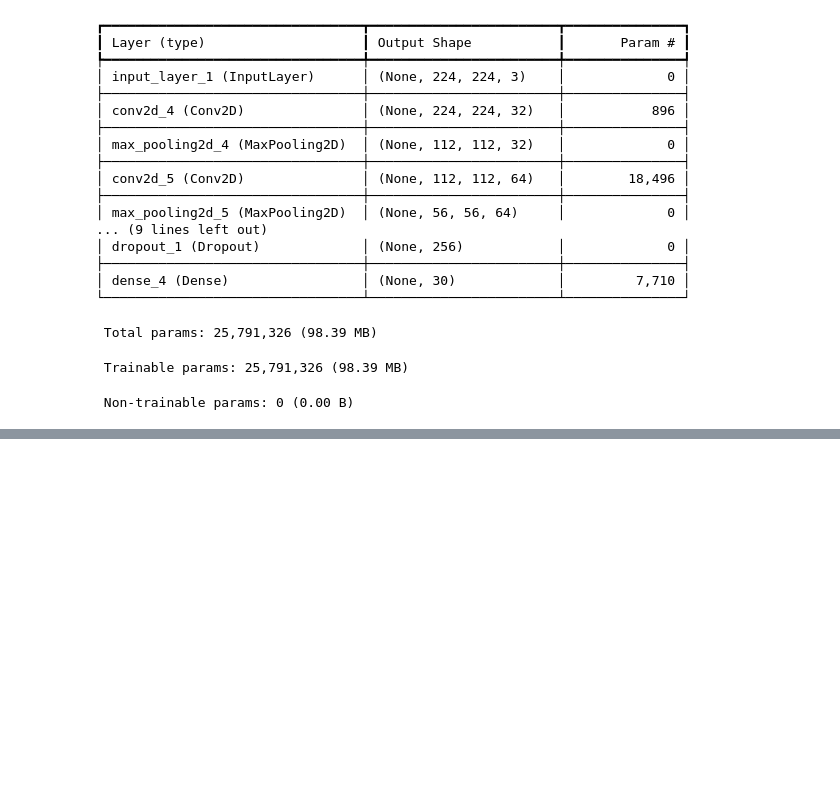
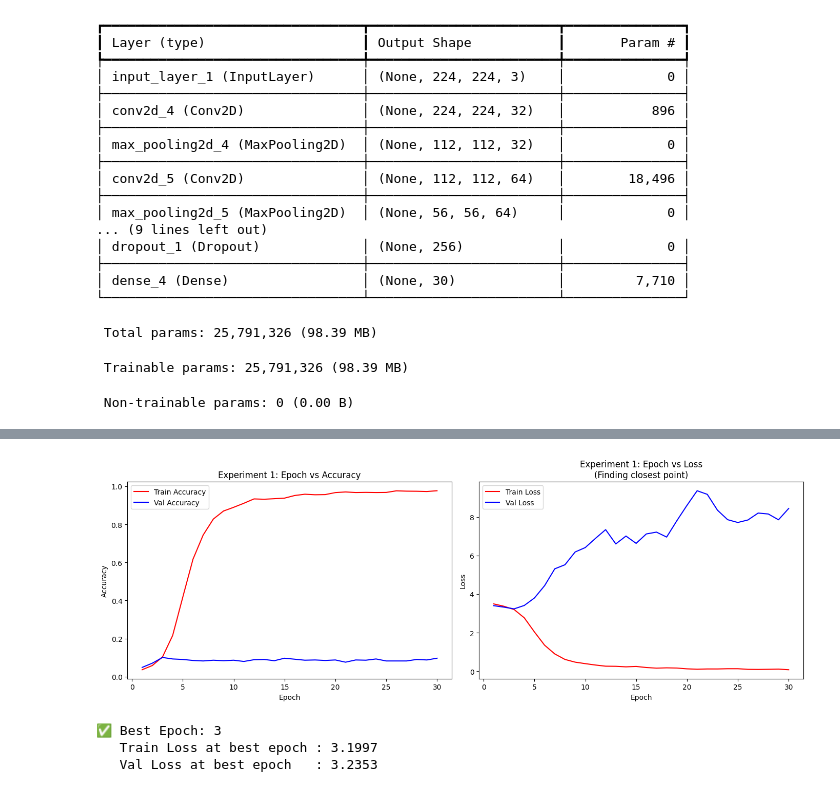
Before and after one commit to bdaqiq01/Dog_breed_classification, a Jupyter notebook: model_develpment.ipynb, the cells around one changed output, grey strips where cells are left out. Drawn from its saved outputs; the diff is of its cells as text; code cells hidden in the pictures; blank space fills up the shorter version.

Commit message:
Added hyperparameter tuning experiments - Anjali Kale

```diff
--- a/model_develpment.ipynb
+++ b/model_develpment.ipynb
@@ -622,0 +623,43 @@ Epoch 20/20
+# %%
+# Plot Experiment 1 and find best epoch
+import matplotlib.pyplot as plt
+
+train_loss = epoch_history.history['loss']
+val_loss = epoch_history.history['val_loss']
+train_acc = epoch_history.history['accuracy']
+val_acc = epoch_history.history['val_accuracy']
+epochs = range(1, 31)
+
+# Plot
+plt.figure(figsize=(14, 5))
+
+plt.subplot(1, 2, 1)
+plt.plot(epochs, train_acc, 'r', label='Train Accuracy')
+plt.plot(epochs, val_acc, 'b', label='Val Accuracy')
+plt.title('Experiment 1: Epoch vs Accuracy')
+plt.xlabel('Epoch')
+plt.ylabel('Accuracy')
+plt.legend()
+
+plt.subplot(1, 2, 2)
+plt.plot(epochs, train_loss, 'r', label='Train Loss')
+plt.plot(epochs, val_loss, 'b', label='Val Loss')
+plt.title('Experiment 1: Epoch vs Loss\n(Finding closest point)')
+plt.xlabel('Epoch')
+plt.ylabel('Loss')
+plt.legend()
+
+plt.tight_layout()
+plt.show()
+
+# Find best epoch automatically
+differences = [abs(t - v) for t, v in zip(train_loss, val_loss)]
+best_epoch = differences.index(min(differences)) + 1
+print(f"✅ Best Epoch: {best_epoch}")
+print(f"   Train Loss at best epoch : {train_loss[best_epoch-1]:.4f}")
+print(f"   Val Loss at best epoch   : {val_loss[best_epoch-1]:.4f}")
+# %% [output]
+[figure, added]
+✅ Best Epoch: 3
+   Train Loss at best epoch : 3.1997
+   Val Loss at best epoch   : 3.2353
```
Also changed, not shown: parts of 11 cells of this notebook.
